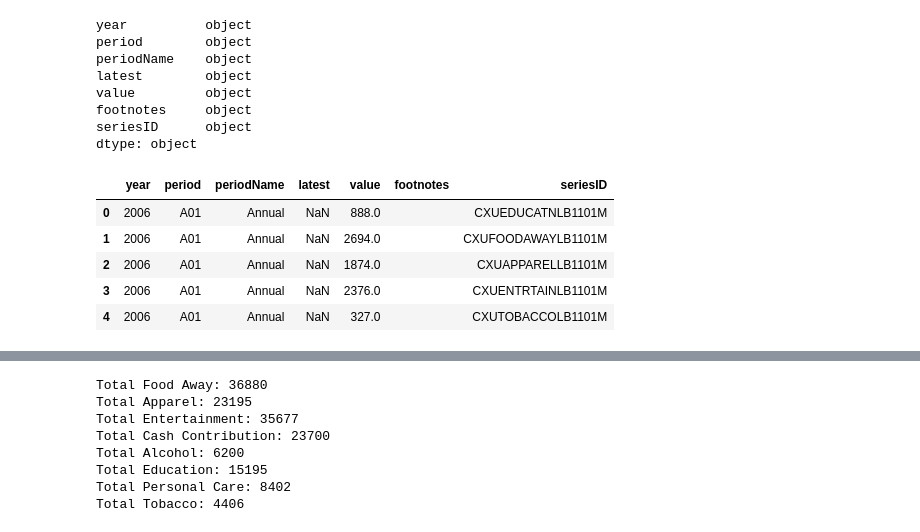
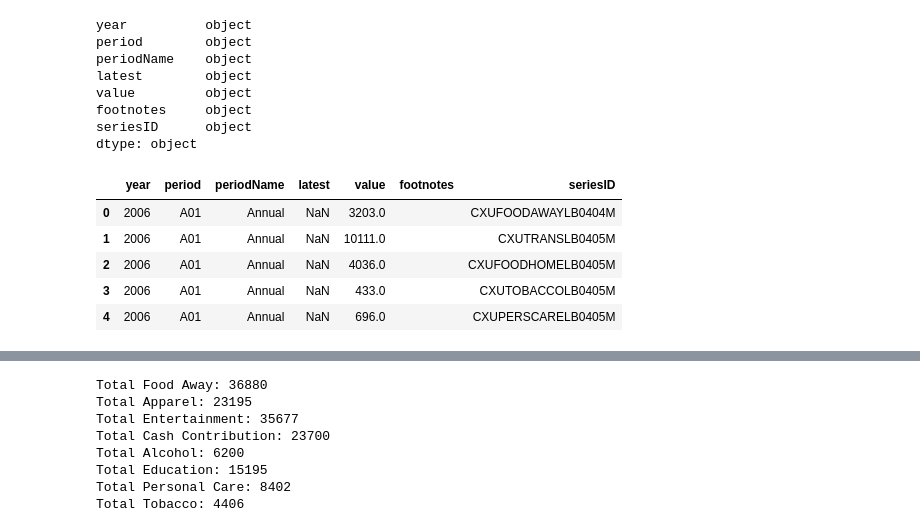
Before and after one commit to joshcoronel/discretionary-spending, a Jupyter notebook: Project_1_Working.ipynb, the cells around one changed output, grey strips where cells are left out. Saved outputs shown, nothing was run; the diff lists cells and outputs as text; code cells hidden in the pictures.

```diff
--- a/Project_1_Working.ipynb
+++ b/Project_1_Working.ipynb
@@ -28,6 +127,6 @@ series_dict = {
 # %%
 headers = {'Content-type': 'application/json'}
-data = json.dumps({"seriesid": list(series_dict.keys()),"startyear":"2005", "endyear":"2018","registrationkey":api_key})
+data = json.dumps({"seriesid": list(age_dict.keys()),"startyear":"2005", "endyear":"2018","registrationkey":api_key})
 p = requests.post('https://api.bls.gov/publicAPI/v2/timeseries/data/', data=data, headers=headers)
 json_data = json.loads(p.text)
 try:
@@ -78,12 +177,12 @@ dtype: object
 # %%
 df['value'] = df['value'].astype(float)
 df = df.sort_values('year', ascending = True).reset_index(drop=True)
-pd.set_option("display.max_rows", 156, "display.max_columns", 7)
+pd.set_option("display.max_rows", 650, "display.max_columns", 7)
 df.head()
 # %% [output]
 |  | year | period | periodName | latest | value | footnotes | seriesID |
-| 0 | 2006 | A01 | Annual | NaN | 888.0 |  | CXUEDUCATNLB1101M |
-| 1 | 2006 | A01 | Annual | NaN | 2694.0 |  | CXUFOODAWAYLB1101M |
-| 2 | 2006 | A01 | Annual | NaN | 1874.0 |  | CXUAPPARELLB1101M |
-| 3 | 2006 | A01 | Annual | NaN | 2376.0 |  | CXUENTRTAINLB1101M |
-| 4 | 2006 | A01 | Annual | NaN | 327.0 |  | CXUTOBACCOLB1101M |
+| 0 | 2006 | A01 | Annual | NaN | 3203.0 |  | CXUFOODAWAYLB0404M |
+| 1 | 2006 | A01 | Annual | NaN | 10111.0 |  | CXUTRANSLB0405M |
+| 2 | 2006 | A01 | Annual | NaN | 4036.0 |  | CXUFOODHOMELB0405M |
+| 3 | 2006 | A01 | Annual | NaN | 433.0 |  | CXUTOBACCOLB0405M |
+| 4 | 2006 | A01 | Annual | NaN | 696.0 |  | CXUPERSCARELB0405M |
```
Also changed, not shown: parts of 6 cells of this notebook, 1 other file.
